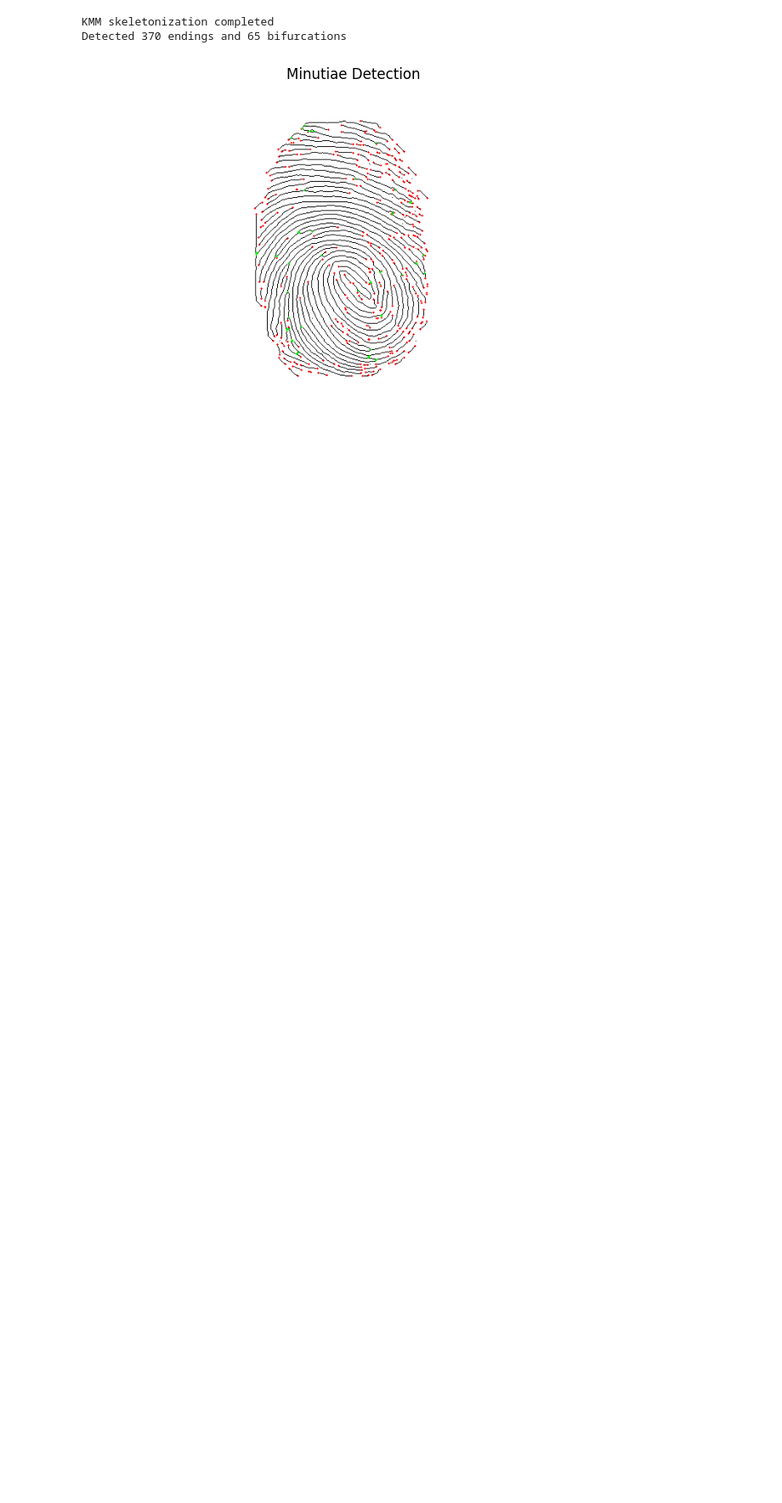
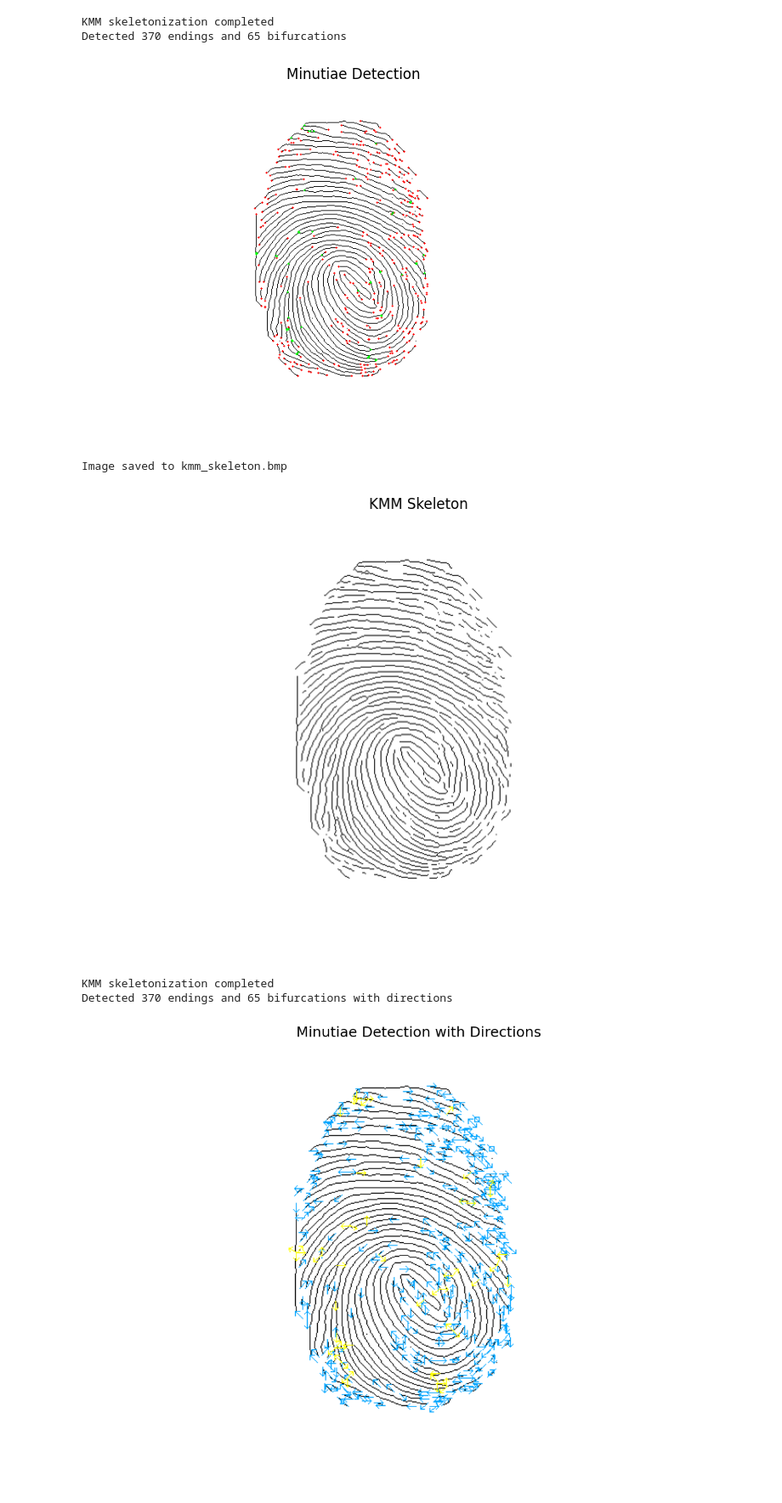
Before and after one commit to xxkaro/biometria-projekt3, a Jupyter notebook: code/demo.ipynb, the cells around one changed output. Shown at 85% size. Cells and saved outputs as stored; diff of their text form; code cells hidden in the pictures; blank space fills up the shorter version.

```diff
--- a/code/demo.ipynb
+++ b/code/demo.ipynb
@@ -55,3 +53,13 @@ Image saved to kmm_skeleton.bmp
 KMM skeletonization completed
 Detected 370 endings and 65 bifurcations
 [figure]
+# %%
+FP.skeletonize_with_kmm(visualize=False)
+
+FP.detect_minutiae_with_directions()
+# %% [output]
+Image saved to kmm_skeleton.bmp
+[figure, added]
+KMM skeletonization completed
+Detected 370 endings and 65 bifurcations with directions
+[figure, added]
```
Also changed, not shown: parts of 1 cell of this notebook, 4 other files.
